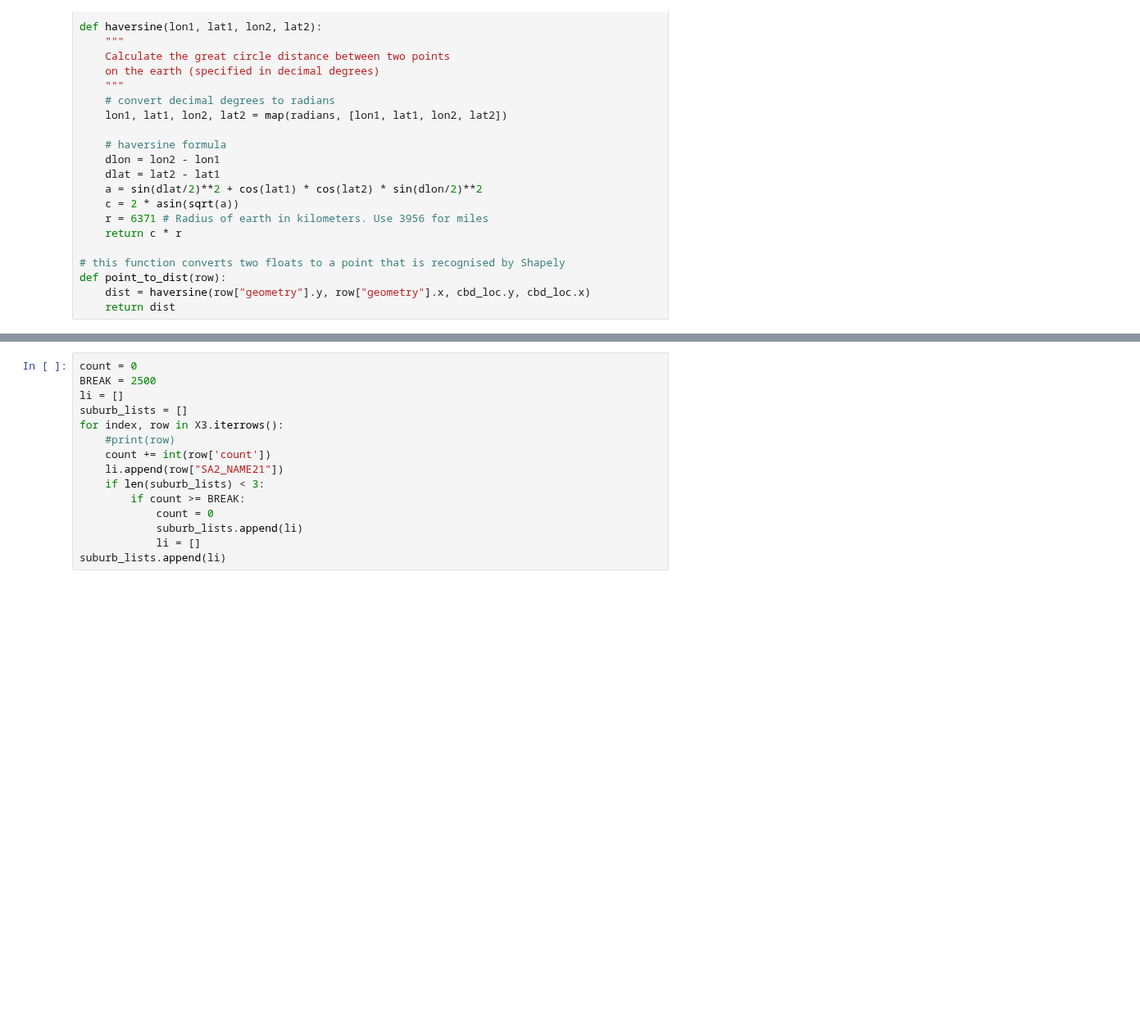
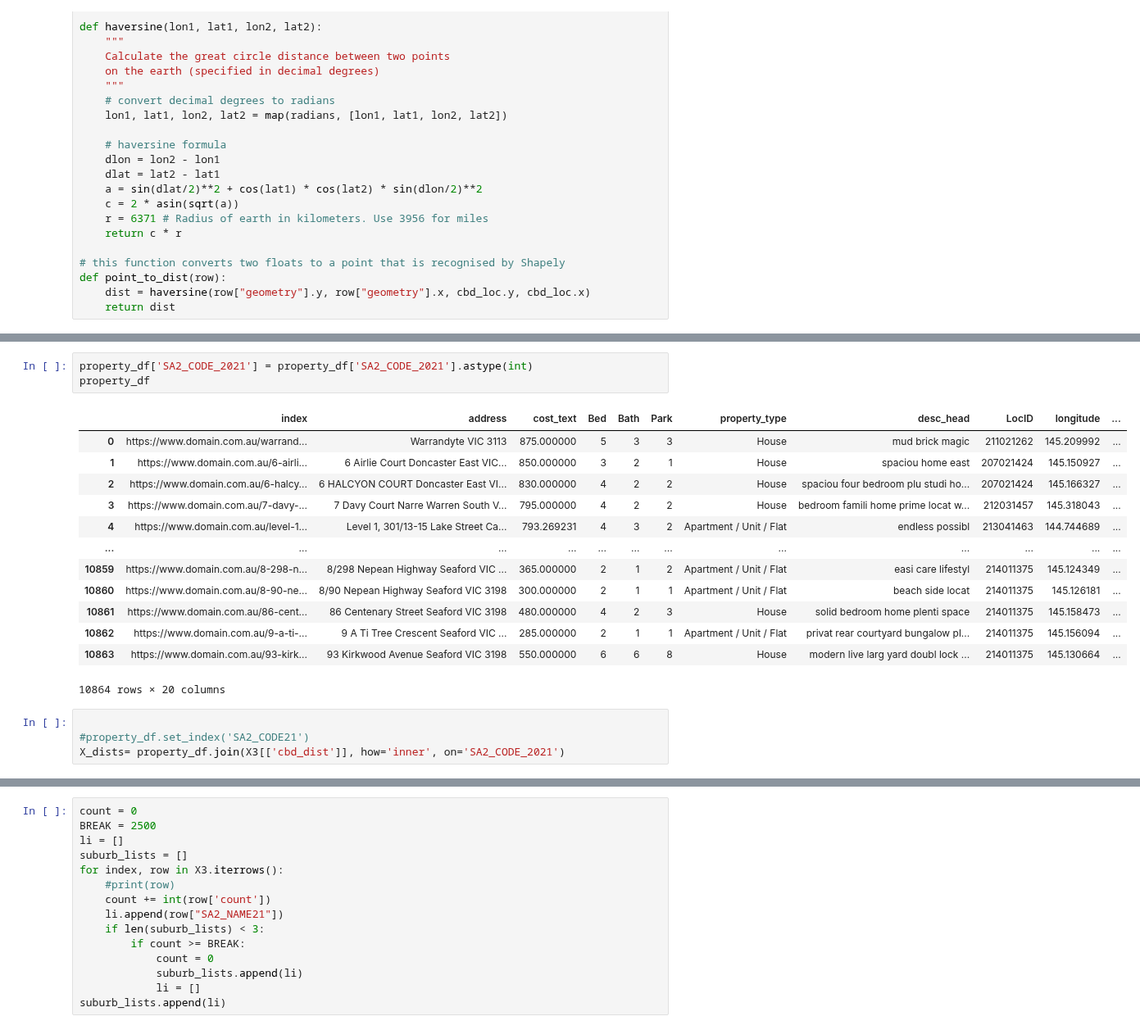
Before and after one commit to MAST30034-Applied-Data-Science/generic-real-estate-consulting-project-group-30, a Jupyter notebook: notebooks/neural_network_model.ipynb, the cells around one changed output, grey strips where cells are left out. Shown at 82% size. Saved outputs shown, nothing was run; the diff lists cells and outputs as text; blank space fills up the shorter version.

```diff
--- a/notebooks/neural_network_model.ipynb
+++ b/notebooks/neural_network_model.ipynb
@@ -270,0 +261,21 @@ X3
+# %%
+property_df['SA2_CODE_2021'] = property_df['SA2_CODE_2021'].astype(int)
+property_df
+# %% [output]
+|  | index | address | cost_text | Bed | Bath | Park | property_type | desc_head | LocID | longitude | ... |
+| 0 | https://www.domain.com.au/warrand... | Warrandyte VIC 3113 | 875.000000 | 5 | 3 | 3 | House | mud brick magic | 211021262 | 145.209992 | ... |
+| 1 | https://www.domain.com.au/6-airli... | 6 Airlie Court Doncaster East VIC... | 850.000000 | 3 | 2 | 1 | House | spaciou home east | 207021424 | 145.150927 | ... |
+| 2 | https://www.domain.com.au/6-halcy... | 6 HALCYON COURT Doncaster East VI... | 830.000000 | 4 | 2 | 2 | House | spaciou four bedroom plu studi ho... | 207021424 | 145.166327 | ... |
+| 3 | https://www.domain.com.au/7-davy-... | 7 Davy Court Narre Warren South V... | 795.000000 | 4 | 2 | 2 | House | bedroom famili home prime locat w... | 212031457 | 145.318043 | ... |
+| 4 | https://www.domain.com.au/level-1... | Level 1, 301/13-15 Lake Street Ca... | 793.269231 | 4 | 3 | 2 | Apartment / Unit / Flat | endless possibl | 213041463 | 144.744689 | ... |
+| ... | ... | ... | ... | ... | ... | ... | ... | ... | ... | ... | ... |
+| 10859 | https://www.domain.com.au/8-298-n... | 8/298 Nepean Highway Seaford VIC ... | 365.000000 | 2 | 1 | 2 | Apartment / Unit / Flat | easi care lifestyl | 214011375 | 145.124349 | ... |
+| 10860 | https://www.domain.com.au/8-90-ne... | 8/90 Nepean Highway Seaford VIC 3198 | 300.000000 | 2 | 1 | 1 | Apartment / Unit / Flat | beach side locat | 214011375 | 145.126181 | ... |
+| 10861 | https://www.domain.com.au/86-cent... | 86 Centenary Street Seaford VIC 3198 | 480.000000 | 4 | 2 | 3 | House | solid bedroom home plenti space | 214011375 | 145.158473 | ... |
+| 10862 | https://www.domain.com.au/9-a-ti-... | 9 A Ti Tree Crescent Seaford VIC ... | 285.000000 | 2 | 1 | 1 | Apartment / Unit / Flat | privat rear courtyard bungalow pl... | 214011375 | 145.156094 | ... |
+| 10863 | https://www.domain.com.au/93-kirk... | 93 Kirkwood Avenue Seaford VIC 3198 | 550.000000 | 6 | 6 | 8 | House | modern live larg yard doubl lock ... | 214011375 | 145.130664 | ... |
+10864 rows × 20 columns
+# %%
+
+#property_df.set_index('SA2_CODE21')
+X_dists= property_df.join(X3[['cbd_dist']], how='inner', on='SA2_CODE_2021')
```
Also changed, not shown: parts of 16 cells of this notebook.
